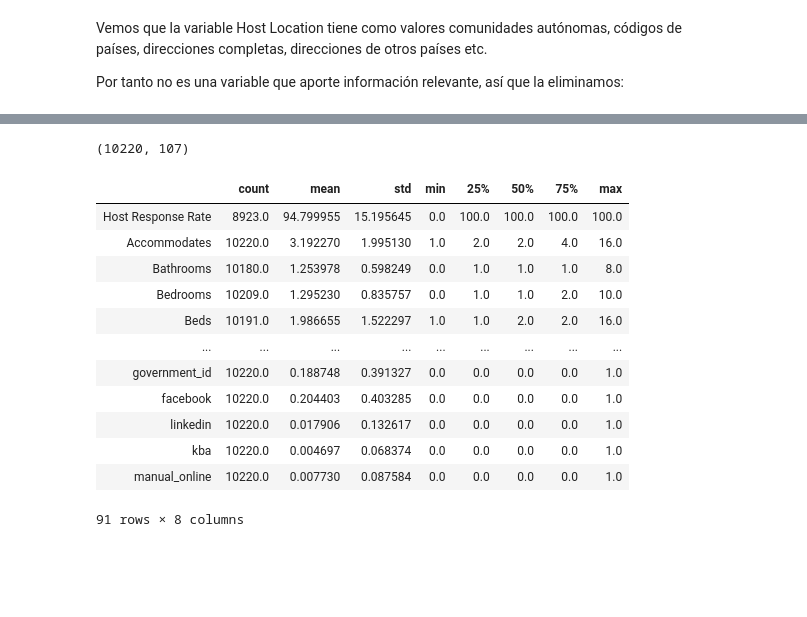
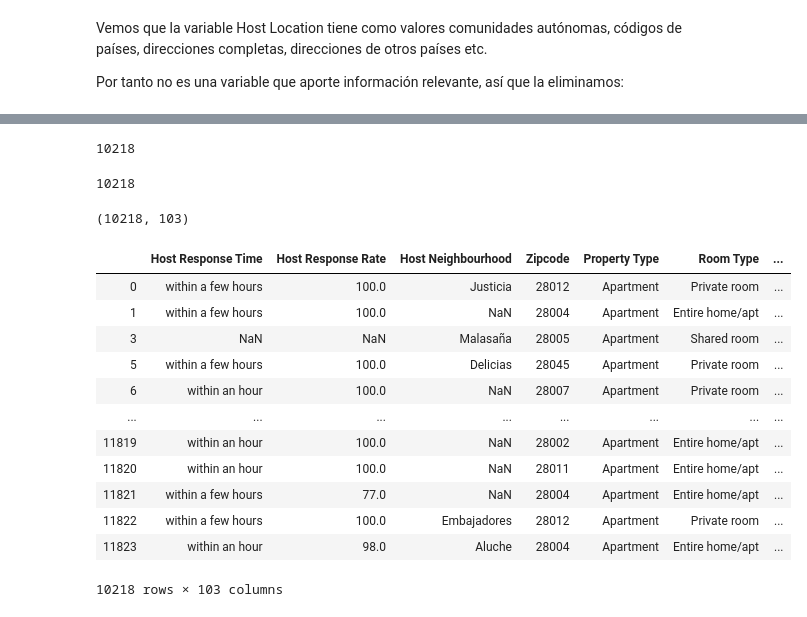
Before and after one commit to Dynam1co/ML_PrediccionPrecioVivienda, a Jupyter notebook: resolucion.ipynb, the cells around one changed output, grey strips where cells are left out. Cells and saved outputs as stored; diff of their text form; code cells hidden in the pictures; blank space fills up the shorter version.

Commit message:
Tratamiento de missings

```diff
--- a/resolucion.ipynb
+++ b/resolucion.ipynb
@@ -845,5 +740,3 @@ Vemos que la variable Host Location tiene como valores comunidades autónomas, c
 Por tanto no es una variable que aporte información relevante, así que la eliminamos:
 # %%
 copTrain.drop(['Host Location'], axis=1, inplace=True)
-# %%
-pd.set_option('display.max_rows', 10)
@@ -850,22 +748,37 @@ pd.set_option('display.max_rows', 10)
+# %%
+# Son todo missings, eliminamos la columna
+copTrain.drop(['Host Acceptance Rate'], axis=1, inplace=True)
+# %%
+# Pasa lo mismo con la columna Has Availability
+print(copTrain['Has Availability'].isna().sum())
+copTrain.drop(['Has Availability'], axis=1, inplace=True)
+# %% [output]
+10218
+# %%
+# Pasa lo mismo con la columna Jurisdiction Names
+print(copTrain['Jurisdiction Names'].isna().sum())
+copTrain.drop(['Jurisdiction Names'], axis=1, inplace=True)
+# %% [output]
+10218
 # %%
 # Comprobamos las filas y columnas que tenemos ahora
 copTrain.shape
 # %% [output]
-(10220, 107)
+(10218, 103)
-# %%
-# Analizamos las variables numéricas
-copTrain.describe().T
-# %% [output]
-|  | count | mean | std | min | 25% | 50% | 75% | max |
-| Host Response Rate | 8923.0 | 94.799955 | 15.195645 | 0.0 | 100.0 | 100.0 | 100.0 | 100.0 |
-| Accommodates | 10220.0 | 3.192270 | 1.995130 | 1.0 | 2.0 | 2.0 | 4.0 | 16.0 |
-| Bathrooms | 10180.0 | 1.253978 | 0.598249 | 0.0 | 1.0 | 1.0 | 1.0 | 8.0 |
-| Bedrooms | 10209.0 | 1.295230 | 0.835757 | 0.0 | 1.0 | 1.0 | 2.0 | 10.0 |
-| Beds | 10191.0 | 1.986655 | 1.522297 | 1.0 | 1.0 | 2.0 | 2.0 | 16.0 |
-| ... | ... | ... | ... | ... | ... | ... | ... | ... |
-| government_id | 10220.0 | 0.188748 | 0.391327 | 0.0 | 0.0 | 0.0 | 0.0 | 1.0 |
-| facebook | 10220.0 | 0.204403 | 0.403285 | 0.0 | 0.0 | 0.0 | 0.0 | 1.0 |
-| linkedin | 10220.0 | 0.017906 | 0.132617 | 0.0 | 0.0 | 0.0 | 0.0 | 1.0 |
-| kba | 10220.0 | 0.004697 | 0.068374 | 0.0 | 0.0 | 0.0 | 0.0 | 1.0 |
-| manual_online | 10220.0 | 0.007730 | 0.087584 | 0.0 | 0.0 | 0.0 | 0.0 | 1.0 |
-91 rows × 8 columns
+# %%
+pd.set_option('display.max_columns', None)
+copTrain
+# %% [output]
+|  | Host Response Time | Host Response Rate | Host Neighbourhood | Zipcode | Property Type | Room Type | ... |
+| 0 | within a few hours | 100.0 | Justicia | 28012 | Apartment | Private room | ... |
+| 1 | within a few hours | 100.0 | NaN | 28004 | Apartment | Entire home/apt | ... |
+| 3 | NaN | NaN | Malasaña | 28005 | Apartment | Shared room | ... |
+| 5 | within a few hours | 100.0 | Delicias | 28045 | Apartment | Private room | ... |
+| 6 | within an hour | 100.0 | NaN | 28007 | Apartment | Private room | ... |
+| ... | ... | ... | ... | ... | ... | ... | ... |
+| 11819 | within an hour | 100.0 | NaN | 28002 | Apartment | Entire home/apt | ... |
+| 11820 | within an hour | 100.0 | NaN | 28011 | Apartment | Entire home/apt | ... |
+| 11821 | within a few hours | 77.0 | NaN | 28004 | Apartment | Entire home/apt | ... |
+| 11822 | within a few hours | 100.0 | Embajadores | 28012 | Apartment | Private room | ... |
+| 11823 | within an hour | 98.0 | Aluche | 28004 | Apartment | Entire home/apt | ... |
+10218 rows × 103 columns
```
Also changed, not shown: parts of 20 cells of this notebook.
